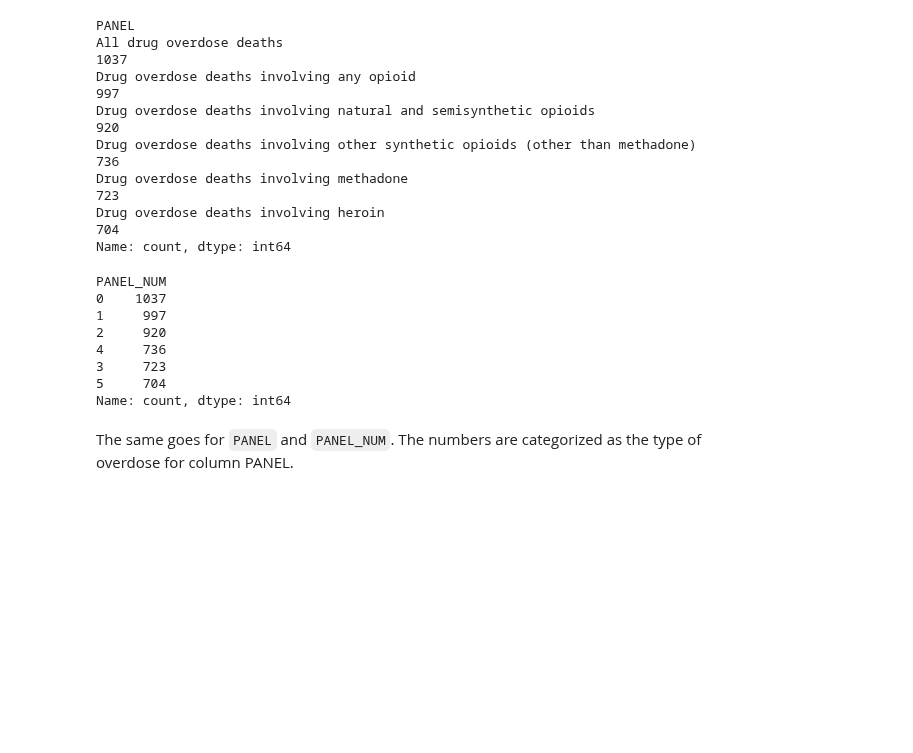
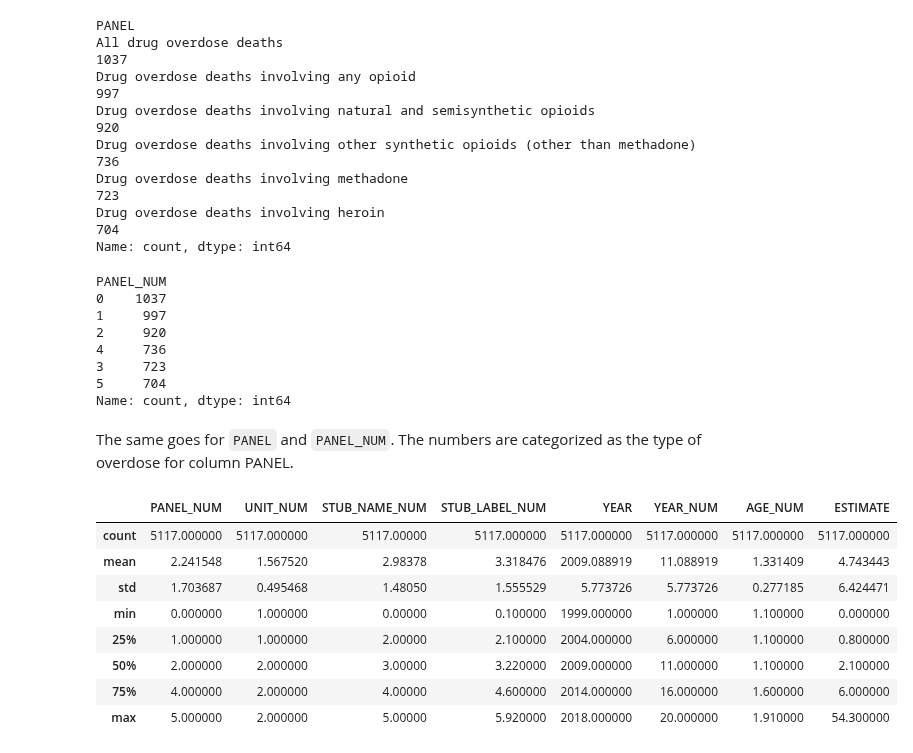
Before and after one commit to chantsin/DataDrivers_DrugOverdoseUS, a Jupyter notebook: Notebooks/data_wrangling&cleaning.ipynb, the cells around one changed output. Cells and saved outputs as stored; diff of their text form; code cells hidden in the pictures; blank space fills up the shorter version.

```diff
--- a/Notebooks/data_wrangling&cleaning.ipynb
+++ b/Notebooks/data_wrangling&cleaning.ipynb
@@ -209,3 +209,15 @@ PANEL_NUM
 Name: count, dtype: int64
 # %% [markdown]
 The same goes for `PANEL` and `PANEL_NUM`. The numbers are categorized as the type of overdose for column PANEL.
+# %%
+unclean_df.describe()
+# %% [output]
+|  | PANEL_NUM | UNIT_NUM | STUB_NAME_NUM | STUB_LABEL_NUM | YEAR | YEAR_NUM | AGE_NUM | ESTIMATE |
+| count | 5117.000000 | 5117.000000 | 5117.00000 | 5117.000000 | 5117.000000 | 5117.000000 | 5117.000000 | 5117.000000 |
+| mean | 2.241548 | 1.567520 | 2.98378 | 3.318476 | 2009.088919 | 11.088919 | 1.331409 | 4.743443 |
+| std | 1.703687 | 0.495468 | 1.48050 | 1.555529 | 5.773726 | 5.773726 | 0.277185 | 6.424471 |
+| min | 0.000000 | 1.000000 | 0.00000 | 0.100000 | 1999.000000 | 1.000000 | 1.100000 | 0.000000 |
+| 25% | 1.000000 | 1.000000 | 2.00000 | 2.100000 | 2004.000000 | 6.000000 | 1.100000 | 0.800000 |
+| 50% | 2.000000 | 2.000000 | 3.00000 | 3.220000 | 2009.000000 | 11.000000 | 1.100000 | 2.100000 |
+| 75% | 4.000000 | 2.000000 | 4.00000 | 4.600000 | 2014.000000 | 16.000000 | 1.600000 | 6.000000 |
+| max | 5.000000 | 2.000000 | 5.00000 | 5.920000 | 2018.000000 | 20.000000 | 1.910000 | 54.300000 |
```
Also changed, not shown: parts of 3 cells of this notebook.
